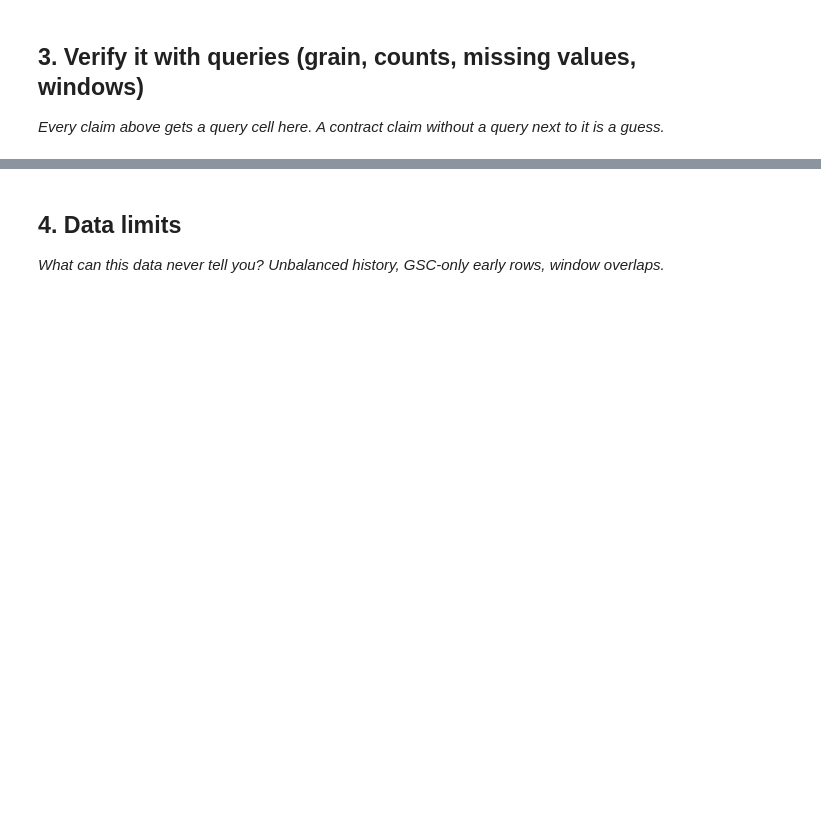
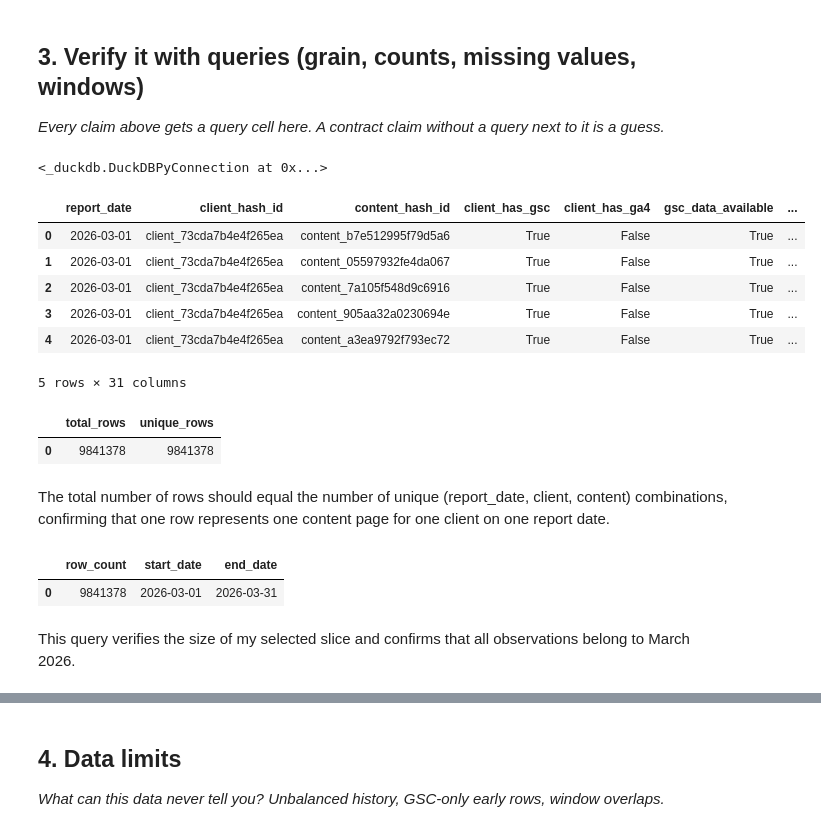
Before and after one commit to AliAlmasri7/FlyRank-ML, a Jupyter notebook: work/notebooks/w03_data_contract.ipynb, the cells around one changed output, grey strips where cells are left out. Drawn from its saved outputs; the diff is of its cells as text; code cells hidden in the pictures; blank space fills up the shorter version.

```diff
--- a/work/notebooks/w03_data_contract.ipynb
+++ b/work/notebooks/w03_data_contract.ipynb
@@ -18,3 +98,22 @@ This skeleton is yours to fill. Work the sections **in order** — each one has
 ## 3. Verify it with queries (grain, counts, missing values, windows)
 
 *Every claim above gets a query cell here. A contract claim without a query next to it is a guess.*
+# %%
+import os
+import duckdb
+from dotenv import load_dotenv
+
+load_dotenv()
+
+token = os.getenv("HF_TOKEN")
+
+con = duckdb.connect()
+
+con.execute(f"""
+CREATE SECRET (
+    TYPE huggingface,
+    TOKEN '{token}'
+)
+""")
+# %% [output]
+<_duckdb.DuckDBPyConnection at 0x...>
@@ -20,0 +122,54 @@ This skeleton is yours to fill. Work the sections **in order** — each one has
+# %%
+march = con.sql(f"""
+SELECT *
+FROM read_parquet(
+    '{rel}/fact_content_daily_performance/month=2026-03/*.parquet'
+)
+""")
+# %%
+df = march.df()
+
+df.head()
+# %% [output]
+|  | report_date | client_hash_id | content_hash_id | client_has_gsc | client_has_ga4 | gsc_data_available | ... |
+| 0 | 2026-03-01 | client_73cda7b4e4f265ea | content_b7e512995f79d5a6 | True | False | True | ... |
+| 1 | 2026-03-01 | client_73cda7b4e4f265ea | content_05597932fe4da067 | True | False | True | ... |
+| 2 | 2026-03-01 | client_73cda7b4e4f265ea | content_7a105f548d9c6916 | True | False | True | ... |
+| 3 | 2026-03-01 | client_73cda7b4e4f265ea | content_905aa32a0230694e | True | False | True | ... |
+| 4 | 2026-03-01 | client_73cda7b4e4f265ea | content_a3ea9792f793ec72 | True | False | True | ... |
+5 rows × 31 columns
+# %%
+con.sql(f"""
+SELECT
+    COUNT(*) AS total_rows,
+    COUNT(
+        DISTINCT (
+            CAST(report_date AS VARCHAR)
+            || client_hash_id
+            || content_hash_id
+        )
+    ) AS unique_rows
+FROM read_parquet(
+'{rel}/fact_content_daily_performance/month=2026-03/*.parquet'
+)
+""").df()
+# %% [output]
+|  | total_rows | unique_rows |
+| 0 | 9841378 | 9841378 |
+# %% [markdown]
+The total number of rows should equal the number of unique (report_date, client, content) combinations, confirming that one row represents one content page for one client on one report date.
+# %%
+con.sql(f"""
+SELECT
+    COUNT(*) AS row_count,
+    MIN(report_date) AS start_date,
+    MAX(report_date) AS end_date
+FROM read_parquet(
+'{rel}/fact_content_daily_performance/month=2026-03/*.parquet'
+)
+""").df()
+# %% [output]
+|  | row_count | start_date | end_date |
+| 0 | 9841378 | 2026-03-01 | 2026-03-31 |
+# %% [markdown]
+This query verifies the size of my selected slice and confirms that all observations belong to March 2026.
```
Also changed, not shown: parts of 20 cells of this notebook.
